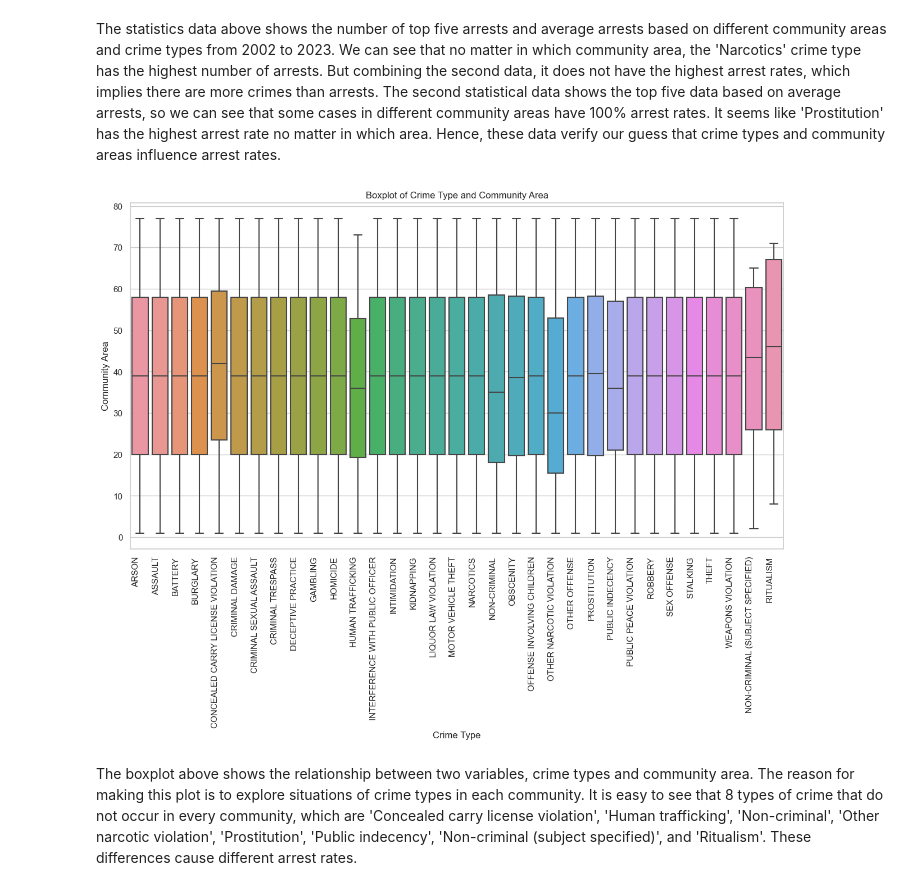
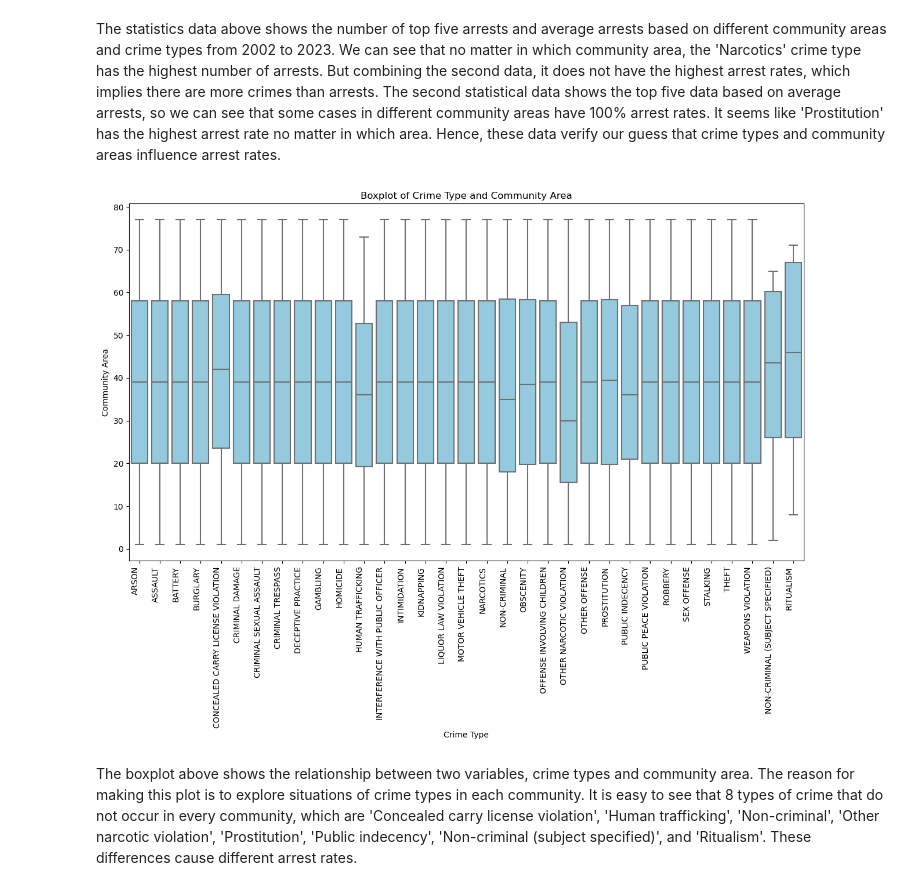
Before and after one commit to XingyuWang06/ECO225Project, a Jupyter notebook: Project1.ipynb, the cells around one changed output. Cells and saved outputs as stored; diff of their text form; code cells hidden in the pictures.

Commit message:
Change the color of the graph
Change colors of the graph and some labels

```diff
--- a/Project1.ipynb
+++ b/Project1.ipynb
@@ -337,16 +350,16 @@ The statistics data above shows the number of top five arrests and average arres
 # %%
 combine_reset = combine.reset_index()
 
 plt.figure(figsize=(15, 8))
-sns.boxplot(x='Primary Type', y='Community Area', data=combine_reset)
+sns.boxplot(x='Primary Type', y='Community Area', data=combine_reset, color = 'skyblue')
 plt.xticks(rotation=90, ha='right')
 plt.title('Boxplot of Crime Type and Community Area')
 plt.xlabel('Crime Type')
 plt.ylabel('Community Area')
 
 plt.show()
 # %% [output]
-[figure, old version]
+[figure, new version]
 # %% [markdown]
 The boxplot above shows the relationship between two variables, crime types and community area. The reason for making this plot is to explore situations of crime types in each community. It is easy to see that 8 types of crime that do not occur in every community, which are 'Concealed carry license violation', 'Human trafficking', 'Non-criminal', 'Other narcotic violation', 'Prostitution', 'Public indecency', 'Non-criminal (subject specified)', and 'Ritualism'. These differences cause different arrest rates.
 # %%
```
Also changed, not shown: parts of 6 cells of this notebook.
